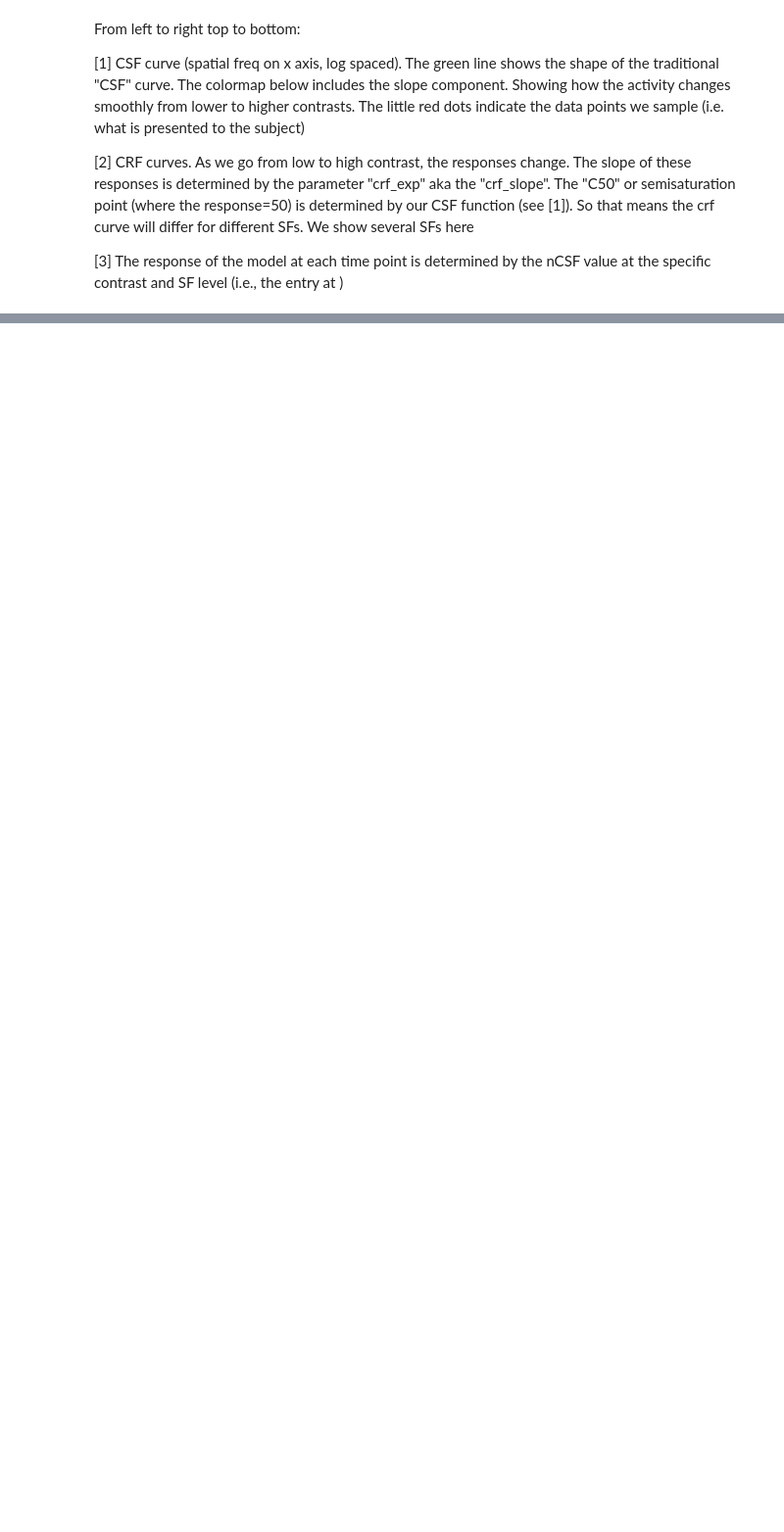
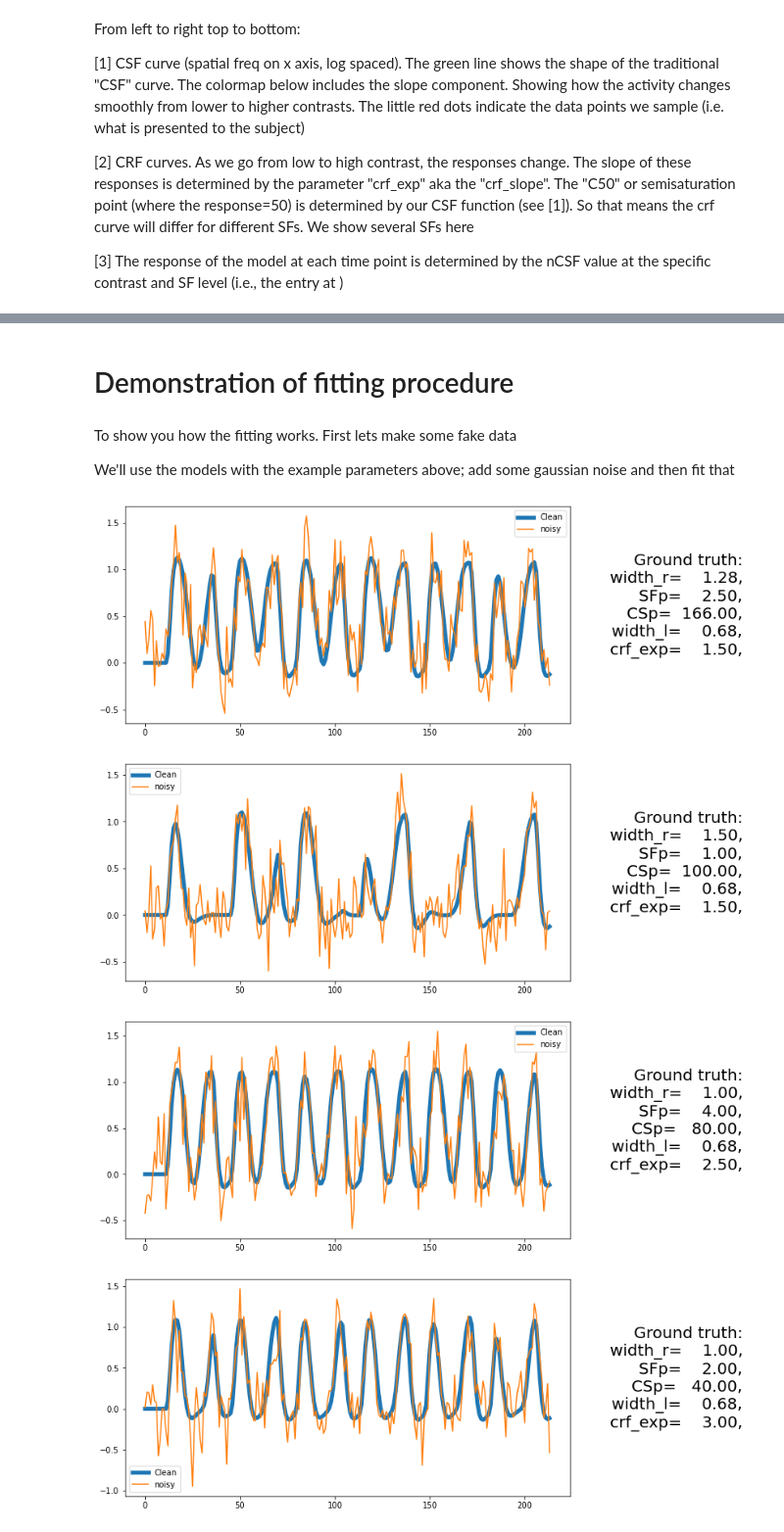
Before and after one commit to spinoza-centre/prfpy_csenf, a Jupyter notebook: eg_notebook.ipynb, the cells around one changed output, grey strips where cells are left out. Shown at 98% size. Cells and saved outputs as stored; diff of their text form; code cells hidden in the pictures; blank space fills up the shorter version.

Commit message:
big clean up

```diff
--- a/eg_notebook.ipynb
+++ b/eg_notebook.ipynb
@@ -133,17 +117,3 @@ plt.plot(eg_ts1[3,:])
-# %%
-eg_ts = nCSF_response(
-    SF_seq = csenf_stim.SF_seq,
-    CON_seq = csenf_stim.CON_seq,
-    width_r     = eg_params['width_r'],
-    SFp         = eg_params['SFp'],
-    CSp         = eg_params['CSp'],
-    width_l     = eg_params['width_l'],
-    crf_exp     = eg_params['crf_exp'],
-    edge_type='CRF'
-
-)
-plt.plot(eg_ts.T)
-# eg_ts.shape
 # %% [markdown]
 #### Making everything a bit prettier
 I've put together some functions to make it easier to visualize and plot your nCSF models
@@ -868,0 +143,56 @@ display(widg_uif, widg_outf)
+# %% [markdown]
+# Demonstration of fitting procedure
+# %% [markdown]
+To show you how the fitting works. First lets make some fake data
+
+We'll use the models with the example parameters above; add some gaussian noise and then fit that
+# %%
+np.random.seed(0)
+num_noise_reps = 100 # Per
+noise_value = .25
+
+
+n_timepoints = eg_ts.shape[-1]          # number of timepoints in simulated timecourse
+noisy_sim_tc = []                       # list of all the time series
+csf_model_index = []                    # list to store index of parameter set for each timecourse
+noise_index = []
+
+for i_eg in range(eg_params['width_r'].size): # Loop through the example models
+    g_noise = np.random.normal(0, noise_value, (num_noise_reps, n_timepoints))
+    noisy_sim_tc.append(eg_ts[i_eg,:] + g_noise)
+    csf_model_index.append([i_eg] * num_noise_reps)
+
+noisy_sim_tc = np.vstack(noisy_sim_tc)
+csf_model_index = np.hstack(csf_model_index)
+
+# Lets see what the noisy time series look like...
+for i_eg in [0,1,2,3]:
+    # Plot the clean timecourse
+    plt.figure(figsize=(10,5))
+    plt.plot(eg_ts[i_eg,:], lw=5, label='Clean')
+    # Now plot the noisy ts
+    noisy_id = np.where(csf_model_index==i_eg)[0][0]
+    plt.plot(
+        noisy_sim_tc[noisy_id,:],
+        label='noisy')
+
+    plt.legend()
+
+    gt_txt = 'Ground truth: \n' + \
+        f'width_r={eg_params["width_r"][i_eg]:>8.2f}, \n' + \
+        f'SFp={eg_params["SFp"][i_eg]:>8.2f}, \n' + \
+        f'CSp={eg_params["CSp"][i_eg]:>8.2f}, \n' + \
+        f'width_l={eg_params["width_l"][i_eg]:>8.2f}, \n' + \
+        f'crf_exp={eg_params["crf_exp"][i_eg]:>8.2f}, \n'
+    # Add text to outside right of plot
+    # Use monospaced font
+    plt.text(
+        1.4, 0.5, gt_txt, transform=plt.gca().transAxes,
+        fontsize=20, va='center', ha='right',
+        # family='monospace',
+        )
+# %% [output]
+[figure, added]
+[figure, added]
+[figure, added]
+[figure, added]
```
Also changed, not shown: parts of 37 cells of this notebook, 10 other files.
